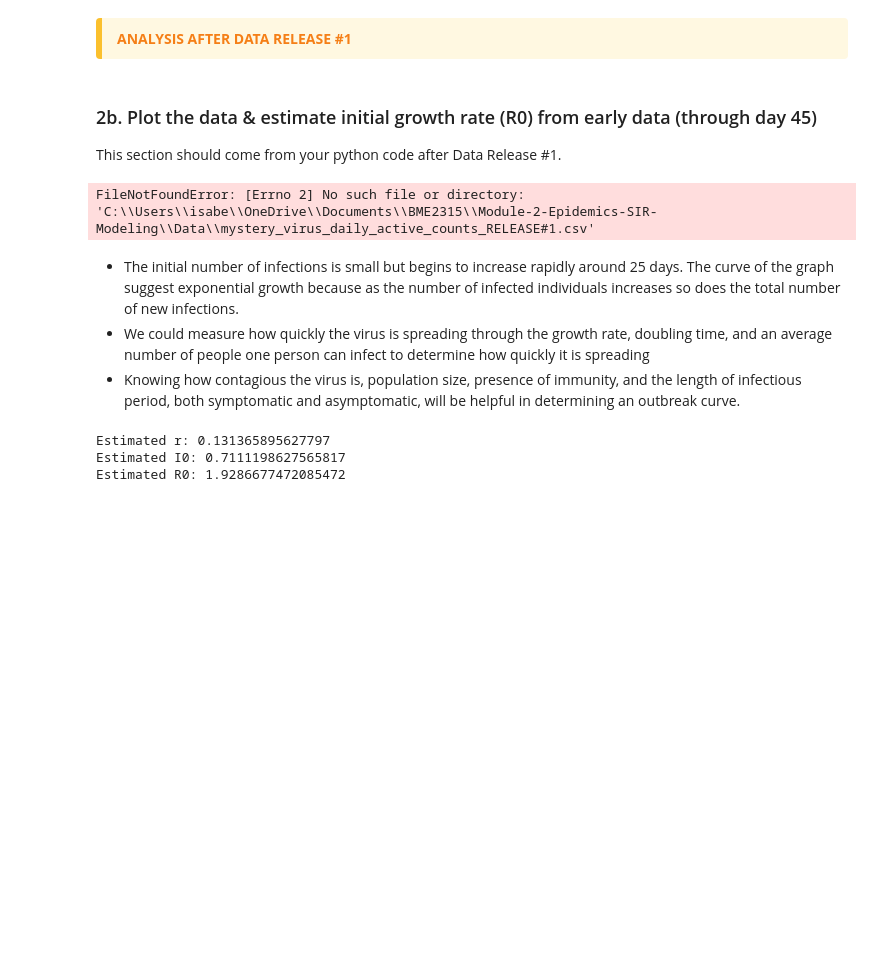
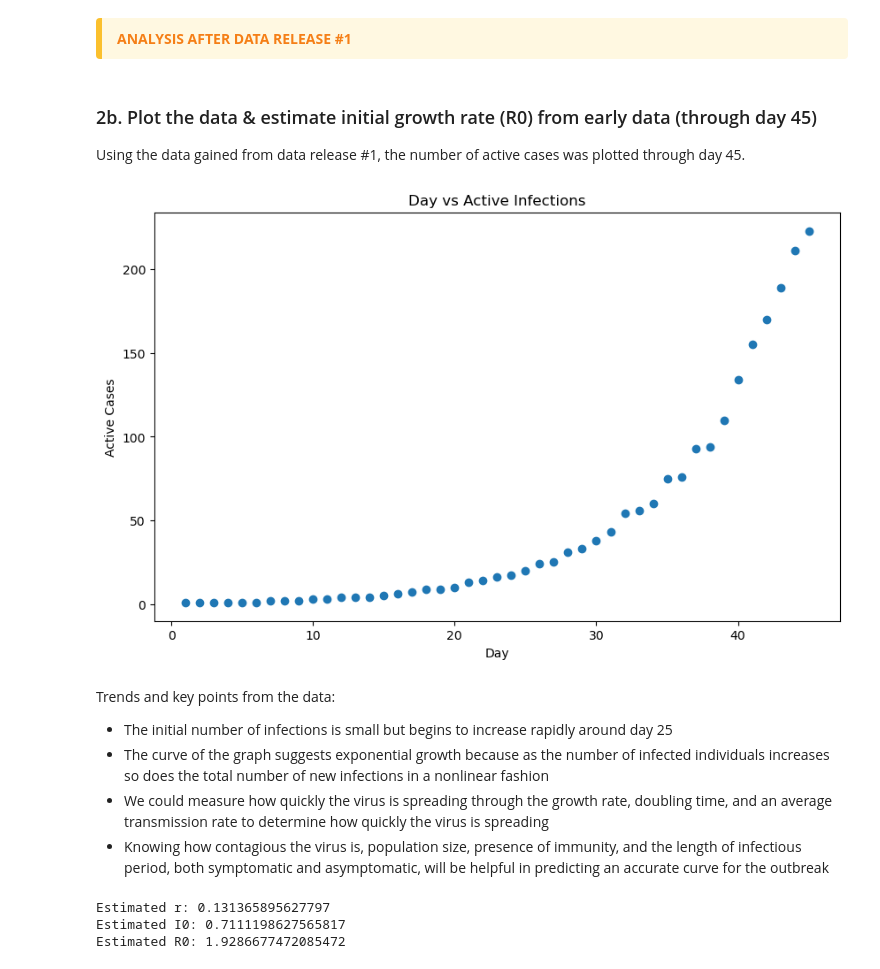
Before and after one commit to haydenrue1/Module-2-Epidemics-SIR-Modeling, a Jupyter notebook: Notebook examples/Module2notebook.ipynb, the cells around one changed output. Drawn from its saved outputs; the diff is of its cells as text; code cells hidden in the pictures; blank space fills up the shorter version.

Commit message:
Data release 1 details in notebook
Started data release 1 details in notebook

```diff
--- a/Notebook examples/Module2notebook.ipynb
+++ b/Notebook examples/Module2notebook.ipynb
@@ -38,30 +38,32 @@ This section should be filled out sequentially as a full report of the work you'
 </div>
 # %% [markdown]
 ### 2b. Plot the data & estimate initial growth rate (R0) from early data (through day 45)
-This section should come from your python code after Data Release #1.
+Using the data gained from data release #1, the number of active cases was plotted through day 45.
 # %%
 #%%
 import pandas as pd
 import matplotlib.pyplot as plt
 
 #%%
 # Read the data
-df = pd.read_csv(r"C:\Users\isabe\OneDrive\Documents\BME2315\Module-2-Epidemics-SIR-Modeling\Data\mystery_virus_daily_active_counts_RELEASE#1.csv", parse_dates=['date'], header=0, index_col=None)
+df = pd.read_csv(r"/Users/haydenrue/Desktop/Comp BME/Module 2/Module-2-Epidemics-SIR-Modeling/Data/mystery_virus_daily_active_counts_RELEASE#1.csv", parse_dates=['date'], header=0, index_col=None)
 
 #%%
 # Create and label a plot of the active cases over time
 plt.figure(figsize=(10, 6))
 plt.scatter(df['day'], df['active reported daily cases'])
 plt.xlabel('Day')
 plt.ylabel('Active Cases')
 plt.title('Day vs Active Infections')
 plt.show()
 # %% [output]
-FileNotFoundError: [Errno 2] No such file or directory: 'C:\\Users\\isabe\\OneDrive\\Documents\\BME2315\\Module-2-Epidemics-SIR-Modeling\\Data\\mystery_virus_daily_active_counts_RELEASE#1.csv'
+[figure, added]
 # %% [markdown]
-* The initial number of infections is small but begins to increase rapidly around 25 days. The curve of the graph suggest exponential growth because as the number of infected individuals increases so does the total number of new infections.
-* We could measure how quickly the virus is spreading through the growth rate, doubling time, and an average number of people one person can infect to determine how quickly it is spreading
-* Knowing how contagious the virus is, population size, presence of immunity, and the length of infectious period, both symptomatic and asymptomatic, will be helpful in determining an outbreak curve.
+Trends and key points from the data:
+* The initial number of infections is small but begins to increase rapidly around day 25
+* The curve of the graph suggests exponential growth because as the number of infected individuals increases so does the total number of new infections in a nonlinear fashion
+* We could measure how quickly the virus is spreading through the growth rate, doubling time, and an average transmission rate to determine how quickly the virus is spreading
+* Knowing how contagious the virus is, population size, presence of immunity, and the length of infectious period, both symptomatic and asymptomatic, will be helpful in predicting an accurate curve for the outbreak
 # %%
 #%%
 import pandas as pd
```
Also changed, not shown: parts of 3 cells of this notebook.
